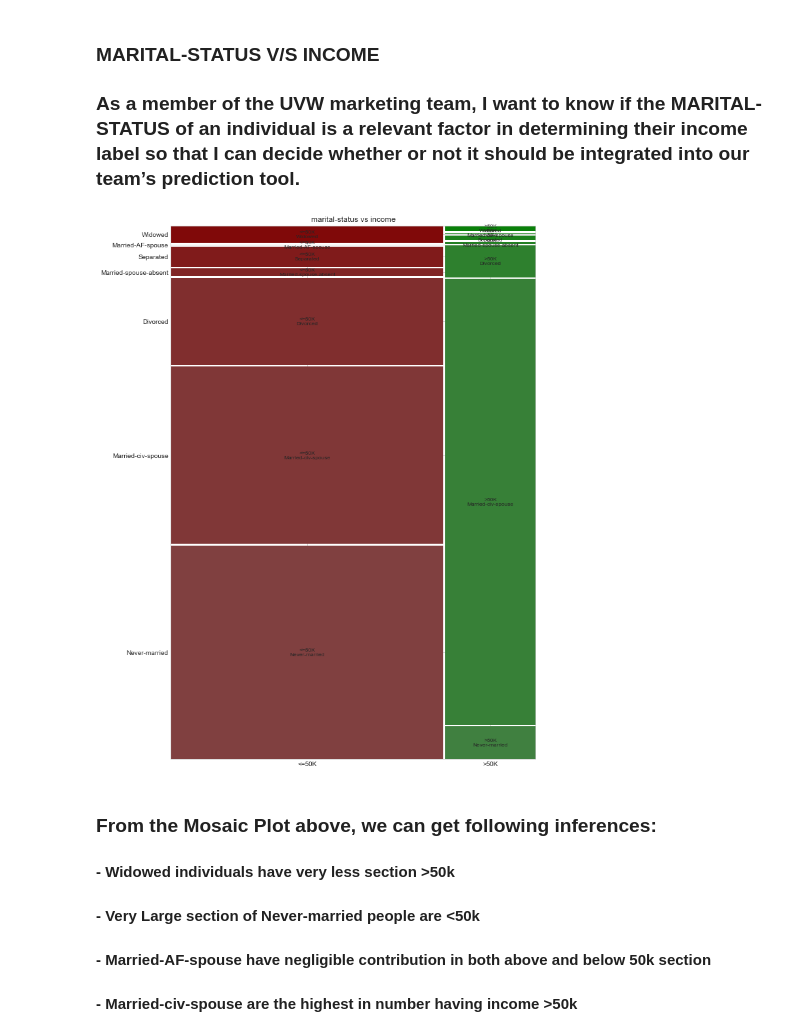
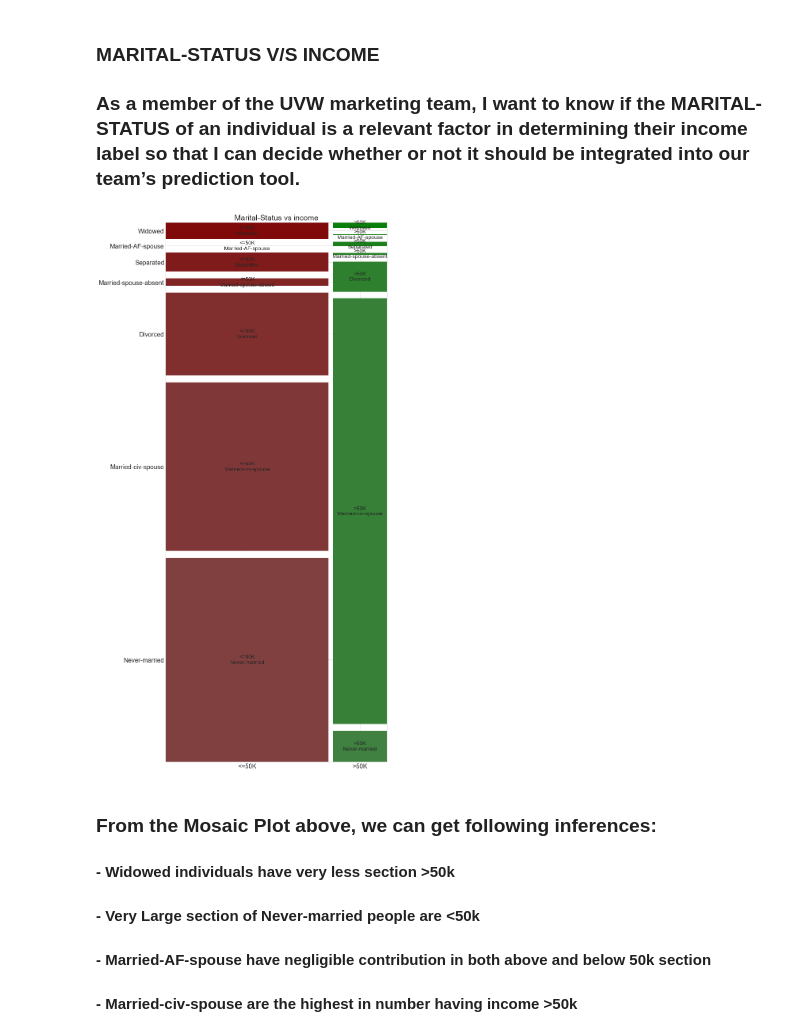
Before and after one commit to atinsinghal97/CSE578-marketing-profiles-visualization, a Jupyter notebook: DV_Group_Project.ipynb, the cells around one changed output. Cells and saved outputs as stored; diff of their text form; code cells hidden in the pictures.

Commit message:
marital-status v/s income updated

```diff
--- a/DV_Group_Project.ipynb
+++ b/DV_Group_Project.ipynb
@@ -437,13 +437,14 @@ Text(0.5, 1, 'Number of Individuals with Income <=50K')
 # %%
 # Comparison marital-status vs income
 plt.close()
-fig, axes = plt.subplots(ncols=1, nrows=1, figsize=(10,15))
+fig, axes = plt.subplots(ncols=1, nrows=1, figsize=(10,25))
 fig.subplots_adjust(hspace=.5)
 labels = lambda k:  ""
-mosaic(adult_data, ['income', 'marital-status'], ax=axes,  label_rotation=0.0,   title='marital-status vs income')
+plt.rcParams['font.size'] = '16'
+mosaic(adult_data, ['income', 'marital-status'], ax=axes, gap=0.02,   label_rotation=0.0,  title='Marital-Status vs income')
 plt.show()
 # %% [output]
-[figure, old version]
+[figure, new version]
 # %% [markdown]
 ### From the Mosaic Plot above, we can get following inferences:
 #### - Widowed individuals have very less section >50k
```
Also changed, not shown: parts of 15 cells of this notebook.
